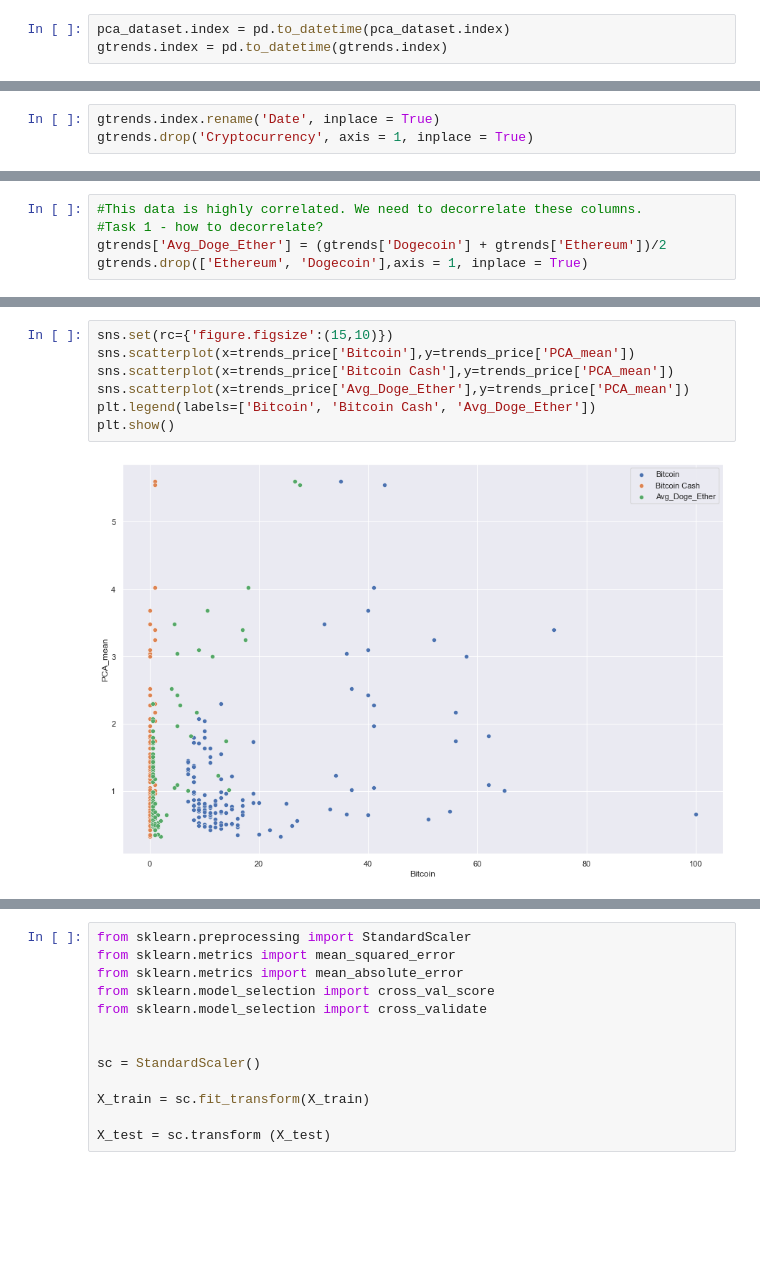
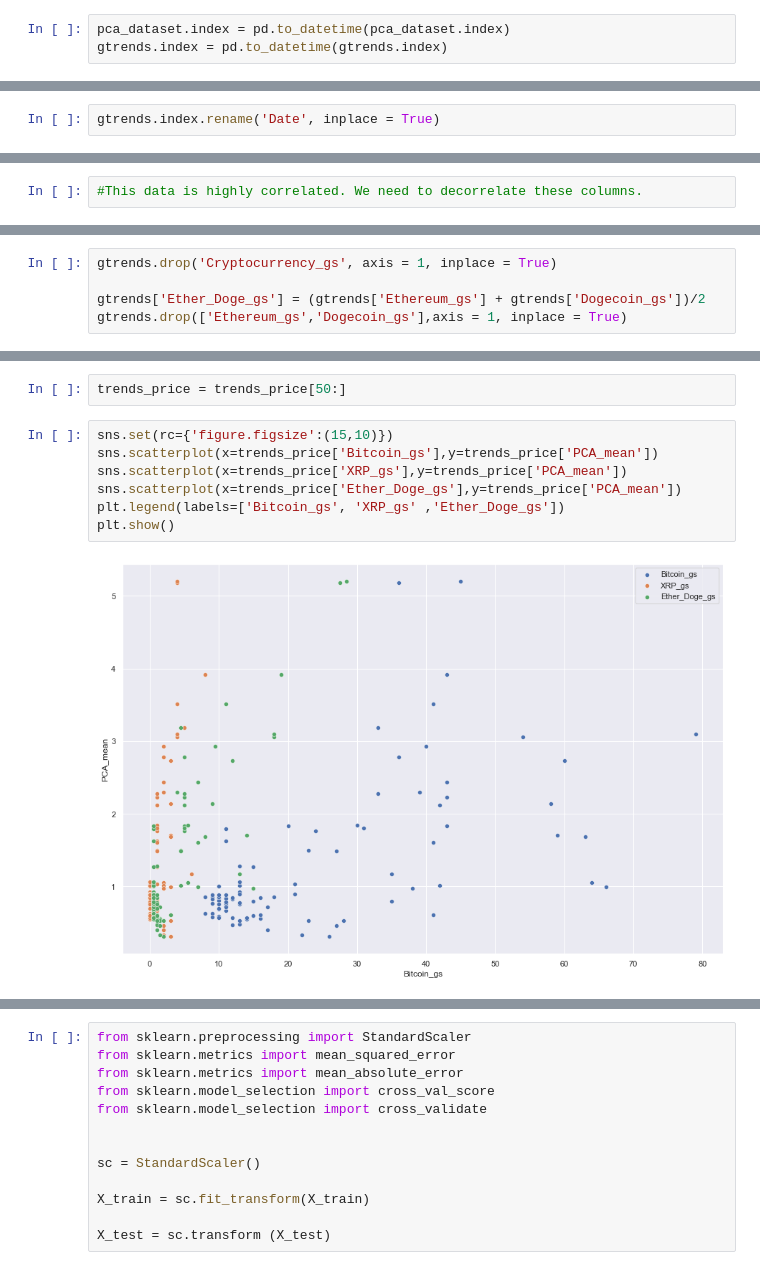
Before and after one commit to kenneykwan/Springboard, a Jupyter notebook: Capstone2-CCI30Index/Capstone2 - CCi30Index Modeling.ipynb, the cells around one changed output, grey strips where cells are left out. Saved outputs shown, nothing was run; the diff lists cells and outputs as text; blank space fills up the shorter version.

```diff
--- a/Capstone2-CCI30Index/Capstone2 - CCi30Index Modeling.ipynb
+++ b/Capstone2-CCI30Index/Capstone2 - CCi30Index Modeling.ipynb
@@ -36,6 +36,5 @@ pca_dataset
 # %%
 gtrends.index.rename('Date', inplace = True)
-gtrends.drop('Cryptocurrency', axis = 1, inplace = True)
 # %%
 #Check for colinearity in google trends dataset
 
@@ -60,5 +60,2 @@ ax.set_yticklabels(ax.get_yticklabels(), rotation =0)
 # %%
 #This data is highly correlated. We need to decorrelate these columns.
-#Task 1 - how to decorrelate?
-gtrends['Avg_Doge_Ether'] = (gtrends['Dogecoin'] + gtrends['Ethereum'])/2
-gtrends.drop(['Ethereum', 'Dogecoin'],axis = 1, inplace = True)
@@ -81,0 +62,5 @@ gtrends
+# %%
+gtrends.drop('Cryptocurrency_gs', axis = 1, inplace = True)
+
+gtrends['Ether_Doge_gs'] = (gtrends['Ethereum_gs'] + gtrends['Dogecoin_gs'])/2
+gtrends.drop(['Ethereum_gs','Dogecoin_gs'],axis = 1, inplace = True)
@@ -100,9 +87,11 @@ trends_price
+# %%
+trends_price = trends_price[50:]
 # %%
 sns.set(rc={'figure.figsize':(15,10)})
-sns.scatterplot(x=trends_price['Bitcoin'],y=trends_price['PCA_mean'])
-sns.scatterplot(x=trends_price['Bitcoin Cash'],y=trends_price['PCA_mean'])
-sns.scatterplot(x=trends_price['Avg_Doge_Ether'],y=trends_price['PCA_mean'])
-plt.legend(labels=['Bitcoin', 'Bitcoin Cash', 'Avg_Doge_Ether'])
+sns.scatterplot(x=trends_price['Bitcoin_gs'],y=trends_price['PCA_mean'])
+sns.scatterplot(x=trends_price['XRP_gs'],y=trends_price['PCA_mean'])
+sns.scatterplot(x=trends_price['Ether_Doge_gs'],y=trends_price['PCA_mean'])
+plt.legend(labels=['Bitcoin_gs', 'XRP_gs' ,'Ether_Doge_gs'])
 plt.show()
 # %% [output]
-[figure, old version]
+[figure, new version]
```
Also changed, not shown: parts of 22 cells of this notebook, 11 other files.
